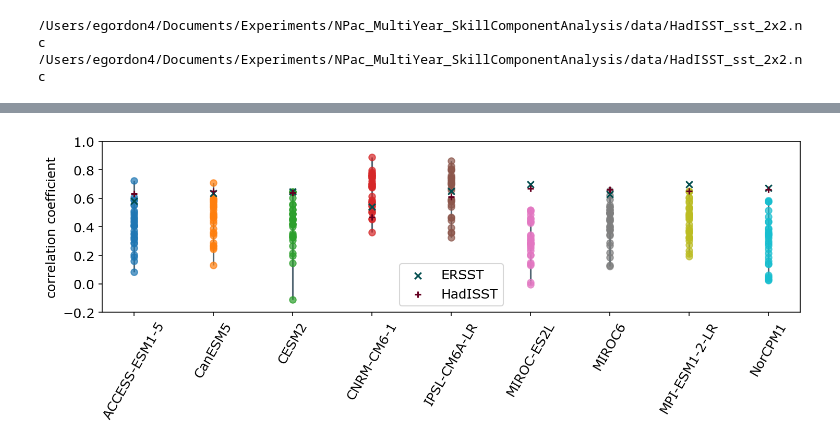
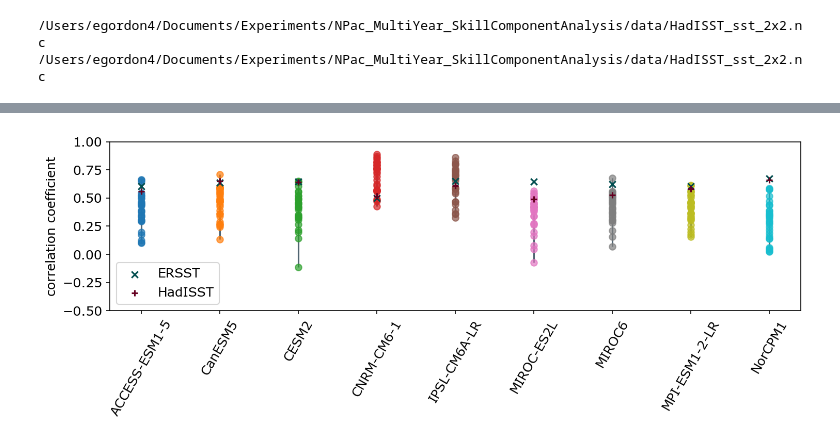
Before and after one commit to emily-gordy/NPac_MultiYear_SkillComponentAnalysis, a Jupyter notebook: evaluate_leaveoneout.ipynb, the cells around one changed output, grey strips where cells are left out. Saved outputs shown, nothing was run; the diff lists cells and outputs as text; code cells hidden in the pictures.

```diff
--- a/evaluate_leaveoneout.ipynb
+++ b/evaluate_leaveoneout.ipynb
@@ -190,6 +190,12 @@ def reshapengrab(inputmatrix,ind,nmodels,nvariants):
     outputmatrix = np.reshape(outputint,shapeout)
 
     return outputmatrix
+
+def weightedMSE(y_pred,y_true,weights):
+    err = ((y_pred-y_true)*weights)
+    sqerr = err**2
+    mse = np.mean(sqerr)
+    return mse
 # %%
 bestpatterns = np.empty((len(lat),len(lon),nmodels,len(seedlist)))
 obscorr_ERSST = np.empty((nmodels,len(seedlist)))
@@ -197,6 +203,8 @@ obscorr_HadISST = np.empty((nmodels,len(seedlist)))
 leaveoutcorr = np.empty((nmodels,len(seedlist),ntestmems))
 
 indexmean = np.empty((nmodels,len(seedlist),ntestmems))
+
+valmse = np.empty((nmodels,len(seedlist)))
 
 for imodel,cmodel in enumerate(modellist):
 
@@ -259,6 +267,8 @@ for imodel,cmodel in enumerate(modellist):
         y_pred_obs_HadISST = full_model.predict(inputobs_HadISST,verbose=0)
         obscorr_HadISST[imodel,iseed],_ = allthelinalg.corr_indextimeseries(
             bestpattern,outputobs_HadISST,y_pred_obs_HadISST,outputval,y_pred_val,landmask)
+
+        valmse[imodel,iseed] = weightedMSE(y_pred_val,outputval_short,latweights)
 # %% [output]
 298/298 [==============================] - 1s 3ms/step
 298/298 [==============================] - 1s 3ms/step
@@ -280,14 +290,19 @@ for imodel,cmodel in enumerate(modellist):
 # %%
 imp.reload(analysisplots)
 
-seedsel = 1
+bestseeds = np.argmin(valmse,axis=1)
 
-obslist = [obscorr_ERSST[:,seedsel],
-          obscorr_HadISST[:,seedsel]]
+leaveoutcorrplot = np.empty((nmodels,ntestmems))
+obscorrplot = np.empty((2,nmodels))
+
+for imodel in range(nmodels):
+    leaveoutcorrplot[imodel,:] = leaveoutcorr[imodel,bestseeds[imodel],:]
+    obscorrplot[0,imodel] = obscorr_ERSST[imodel,bestseeds[imodel]]
+    obscorrplot[1,imodel] = obscorr_HadISST[imodel,bestseeds[imodel]]
 
 sourcelist = ["ERSST","HadISST"]
 
 savestr = "figures/prettyscatterplot_leaveoneout.png"
-analysisplots.prettyscatterplot_multiobs(leaveoutcorr[:,seedsel,:],obslist,modellist,testvariants,"correlation coefficient",sourcelist,savestr)
+analysisplots.prettyscatterplot_multiobs(leaveoutcorrplot,obscorrplot,modellist,testvariants,"correlation coefficient",sourcelist,savestr)
 # %% [output]
-[figure, old version]
+[figure, new version]
```
Also changed, not shown: parts of 3 cells of this notebook, 2 other files.
